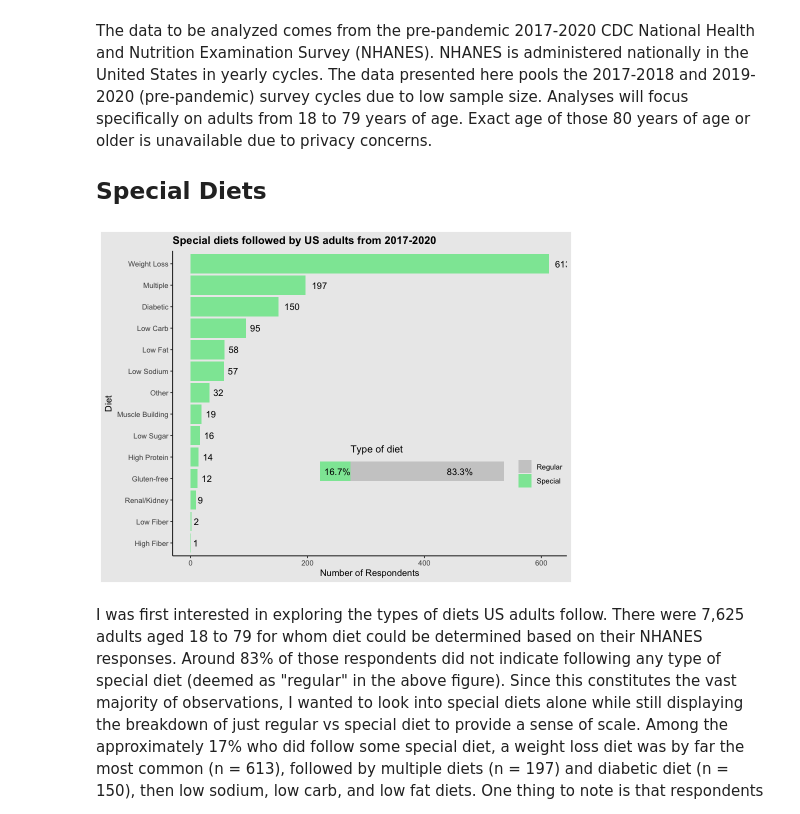
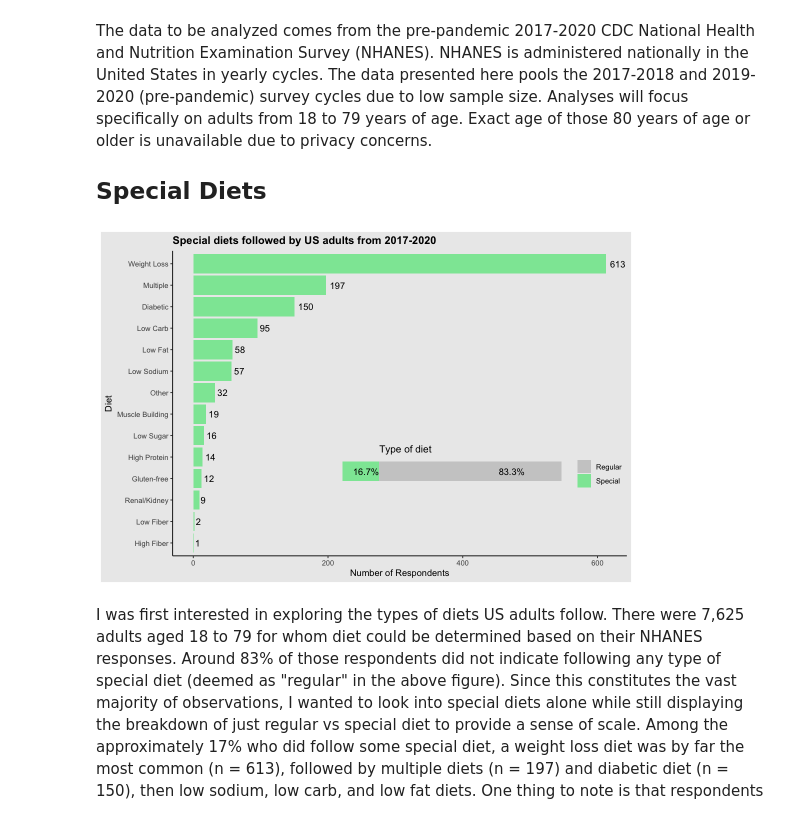
Before and after one commit to kevics/BIOS512-assignments, a Jupyter notebook: BIOS512 Final Project.ipynb, the cells around one changed output. Saved outputs shown, nothing was run; the diff lists cells and outputs as text; code cells hidden in the pictures.

```diff
--- a/BIOS512 Final Project.ipynb
+++ b/BIOS512 Final Project.ipynb
@@ -45,7 +24,7 @@ The data to be analyzed comes from the pre-pandemic 2017-2020 CDC National Healt
 
 ## Special Diets
 # %%
-options(repr.plot.width=8, repr.plot.height=6)
+options(repr.plot.width=9, repr.plot.height=6)
 
 diet_long = nhanes_nutr |>
   semi_join(nhanes_demo, by = 'SEQN') |>
@@ -79,35 +58,35 @@ diet_long = nhanes_nutr |>
 diet_dicot = diet_long|>
   mutate(Diet = Diet |> fct_infreq() |> fct_lump_n(1, other_level = 'Special')) |>
   count(Diet) |>
   mutate(prop = n/sum(n)) |>
   ggplot(aes(y = 'Diet', x = prop, fill = Diet)) +
     geom_bar(stat = 'identity', width = .5) +
     geom_text(aes(label = paste0(round(prop*100,1), '%'),
                   hjust = 1)) +
     labs(title = "Type of diet") +
     scale_fill_manual(values = c('gray80', '#8ce6a4')) +
     theme_void() +
     theme(plot.title = element_text(size = 12, hjust = .2, vjust = -2),
           plot.title.position = 'plot',
           legend.title = element_blank())
 
 special_diet_plot = diet_long |>
   filter(Diet != 'Regular') |>
   mutate(Diet = Diet |> fct_infreq() |> fct_rev()) |>
   ggplot(aes(y = Diet)) +
   geom_bar(fill = '#8ce6a4') +
-  geom_text(stat='count', aes(label=..count..), hjust=-.4) +
+  geom_text(stat='count', aes(label=..count..), hjust=-.25) +
   labs(title = "Special diets followed by US adults from 2017-2020",
        x = "Number of Respondents") +
   theme_classic() +
   theme(plot.title = element_text(size = 13, face = 'bold'),
         plot.background = element_rect(fill="gray92"),
         panel.background = element_rect(fill="gray92"),
         panel.grid = element_line(color="gray"))
 
 special_diet_plot + inset_element(diet_dicot, left = 0.35, bottom = 0.2, right = .99, top = 0.4)
 # %% [output]
-[figure, old version]
+[figure, new version]
 # %% [markdown]
 I was first interested in exploring the types of diets US adults follow. There were 7,625 adults aged 18 to 79 for whom diet could be determined based on their NHANES responses. Around 83% of those respondents did not indicate following any type of special diet (deemed as "regular" in the above figure). Since this constitutes the vast majority of observations, I wanted to look into special diets alone while still displaying the breakdown of just regular vs special diet to provide a sense of scale. Among the approximately 17% who did follow some special diet, a weight loss diet was by far the most common (n = 613), followed by multiple diets (n = 197) and diabetic diet (n = 150), then low sodium, low carb, and low fat diets. One thing to note is that respondents were able to select multiple options on the special diet question, meaning that diet had to be recoded to account for this. Unfortunately, the consequence is that the exact combinations of multiple diets became obscured. Nonetheless, the top diets generally reflect a pattern among US adults in adopting special diets that presumably aligns with addressing potential health concerns, such as diabetes or CVD.
 
```
Also changed, not shown: parts of 1 cell of this notebook.
